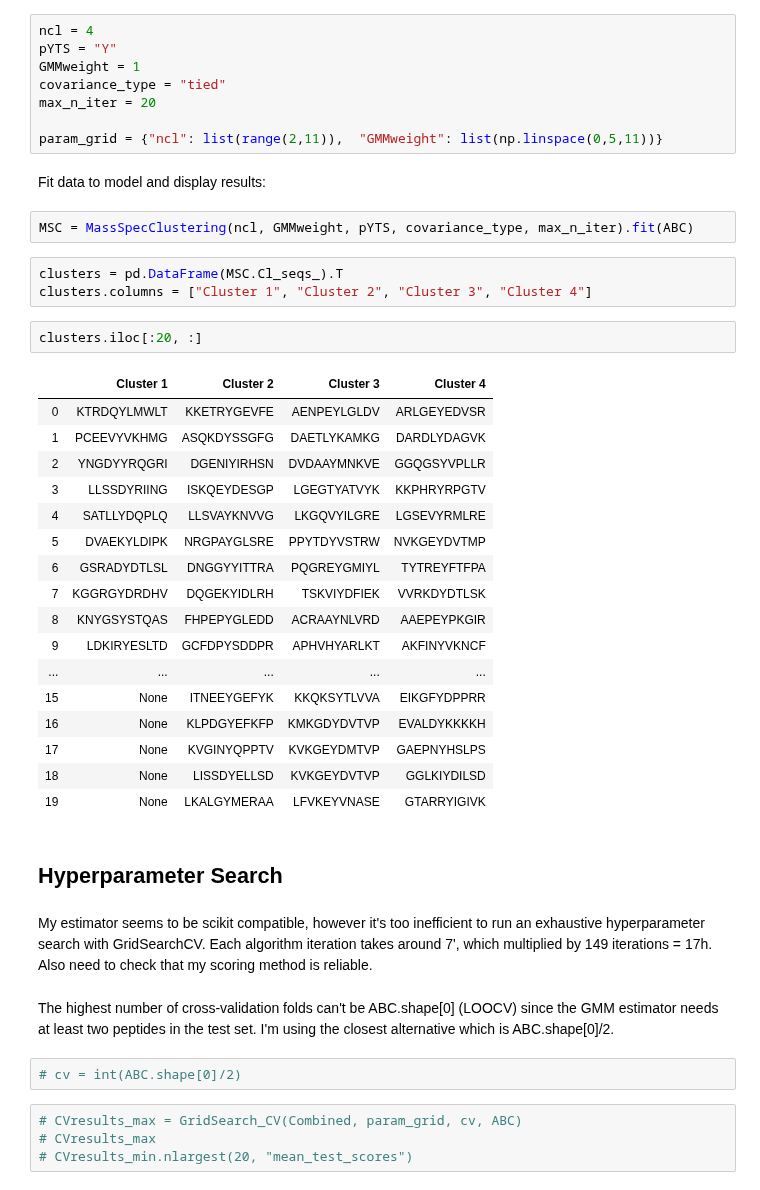
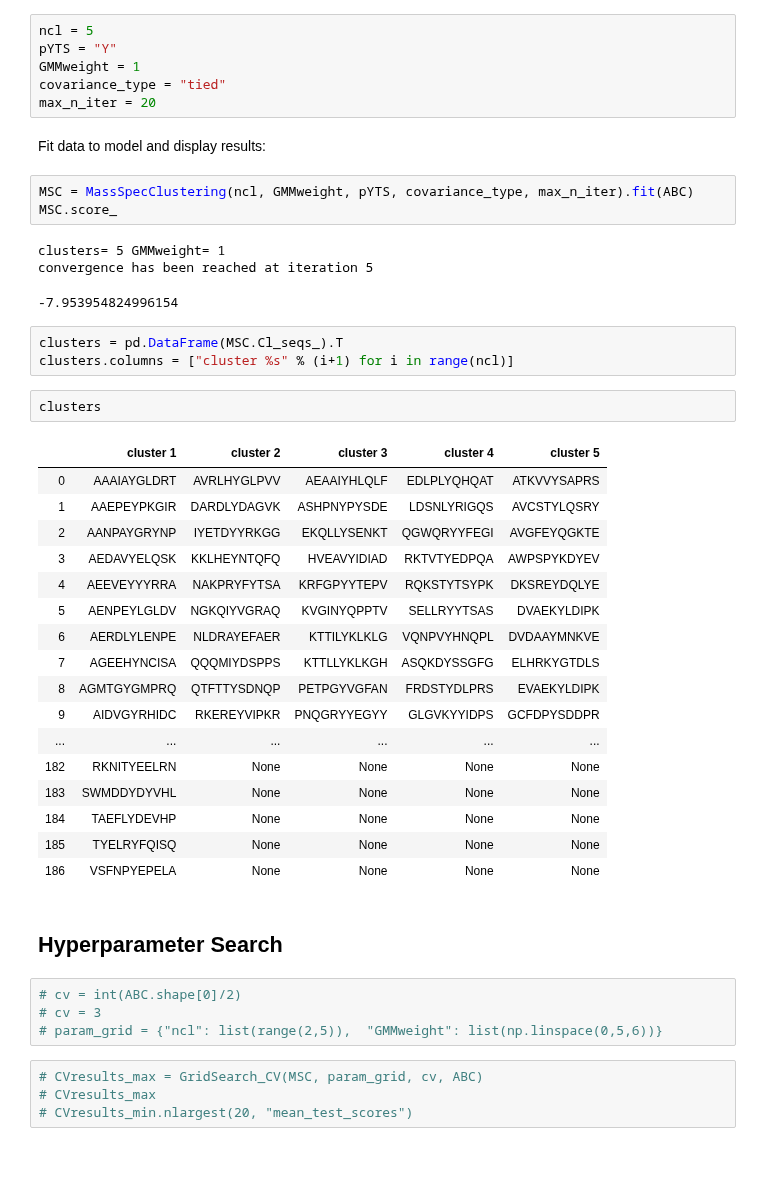
Before and after one commit to meyer-lab/DDMC, a Jupyter notebook: Seq-Analysis.ipynb, the cells around one changed output. Saved outputs shown, nothing was run; the diff lists cells and outputs as text; blank space fills up the shorter version.

```diff
--- a/Seq-Analysis.ipynb
+++ b/Seq-Analysis.ipynb
@@ -23,49 +23,50 @@ ABC = preprocess_seqs(ABC, "Y")
 # %% [markdown]
 Define parameters/arguments:
 # %%
-ncl = 4
+ncl = 5
 pYTS = "Y"
 GMMweight = 1
 covariance_type = "tied"
 max_n_iter = 20
-
-param_grid = {"ncl": list(range(2,11)),  "GMMweight": list(np.linspace(0,5,11))}
 # %% [markdown]
 Fit data to model and display results:
 # %%
 MSC = MassSpecClustering(ncl, GMMweight, pYTS, covariance_type, max_n_iter).fit(ABC)
+MSC.score_
+# %% [output]
+clusters= 5 GMMweight= 1
+convergence has been reached at iteration 5
+-7.953954824996154
 # %%
 clusters = pd.DataFrame(MSC.Cl_seqs_).T
-clusters.columns = ["Cluster 1", "Cluster 2", "Cluster 3", "Cluster 4"]
+clusters.columns = ["cluster %s" % (i+1) for i in range(ncl)]
 # %%
-clusters.iloc[:20, :]
+clusters
 # %% [output]
-|  | Cluster 1 | Cluster 2 | Cluster 3 | Cluster 4 |
-| 0 | KTRDQYLMWLT | KKETRYGEVFE | AENPEYLGLDV | ARLGEYEDVSR |
-| 1 | PCEEVYVKHMG | ASQKDYSSGFG | DAETLYKAMKG | DARDLYDAGVK |
-| 2 | YNGDYYRQGRI | DGENIYIRHSN | DVDAAYMNKVE | GGQGSYVPLLR |
-| 3 | LLSSDYRIING | ISKQEYDESGP | LGEGTYATVYK | KKPHRYRPGTV |
-| 4 | SATLLYDQPLQ | LLSVAYKNVVG | LKGQVYILGRE | LGSEVYRMLRE |
-| 5 | DVAEKYLDIPK | NRGPAYGLSRE | PPYTDYVSTRW | NVKGEYDVTMP |
-| 6 | GSRADYDTLSL | DNGGYYITTRA | PQGREYGMIYL | TYTREYFTFPA |
-| 7 | KGGRGYDRDHV | DQGEKYIDLRH | TSKVIYDFIEK | VVRKDYDTLSK |
-| 8 | KNYGSYSTQAS | FHPEPYGLEDD | ACRAAYNLVRD | AAEPEYPKGIR |
-| 9 | LDKIRYESLTD | GCFDPYSDDPR | APHVHYARLKT | AKFINYVKNCF |
-| ... | ... | ... | ... | ... |
-| 15 | None | ITNEEYGEFYK | KKQKSYTLVVA | EIKGFYDPPRR |
-| 16 | None | KLPDGYEFKFP | KMKGDYDVTVP | EVALDYKKKKH |
-| 17 | None | KVGINYQPPTV | KVKGEYDMTVP | GAEPNYHSLPS |
-| 18 | None | LISSDYELLSD | KVKGEYDVTVP | GGLKIYDILSD |
-| 19 | None | LKALGYMERAA | LFVKEYVNASE | GTARRYIGIVK |
+|  | cluster 1 | cluster 2 | cluster 3 | cluster 4 | cluster 5 |
+| 0 | AAAIAYGLDRT | AVRLHYGLPVV | AEAAIYHLQLF | EDLPLYQHQAT | ATKVVYSAPRS |
+| 1 | AAEPEYPKGIR | DARDLYDAGVK | ASHPNYPYSDE | LDSNLYRIGQS | AVCSTYLQSRY |
+| 2 | AANPAYGRYNP | IYETDYYRKGG | EKQLLYSENKT | QGWQRYYFEGI | AVGFEYQGKTE |
+| 3 | AEDAVYELQSK | KKLHEYNTQFQ | HVEAVYIDIAD | RKTVTYEDPQA | AWPSPYKDYEV |
+| 4 | AEEVEYYYRRA | NAKPRYFYTSA | KRFGPYYTEPV | RQKSTYTSYPK | DKSREYDQLYE |
+| 5 | AENPEYLGLDV | NGKQIYVGRAQ | KVGINYQPPTV | SELLRYYTSAS | DVAEKYLDIPK |
+| 6 | AERDLYLENPE | NLDRAYEFAER | KTTILYKLKLG | VQNPVYHNQPL | DVDAAYMNKVE |
+| 7 | AGEEHYNCISA | QQQMIYDSPPS | KTTLLYKLKGH | ASQKDYSSGFG | ELHRKYGTDLS |
+| 8 | AGMTGYGMPRQ | QTFTTYSDNQP | PETPGYVGFAN | FRDSTYDLPRS | EVAEKYLDIPK |
+| 9 | AIDVGYRHIDC | RKEREYVIPKR | PNQGRYYEGYY | GLGVKYYIDPS | GCFDPYSDDPR |
+| ... | ... | ... | ... | ... | ... |
+| 182 | RKNITYEELRN | None | None | None | None |
+| 183 | SWMDDYDYVHL | None | None | None | None |
+| 184 | TAEFLYDEVHP | None | None | None | None |
+| 185 | TYELRYFQISQ | None | None | None | None |
+| 186 | VSFNPYEPELA | None | None | None | None |
 # %% [markdown]
 ## Hyperparameter Search
-# %% [markdown]
-My estimator seems to be scikit compatible, however it's too inefficient to run an exhaustive hyperparameter search with GridSearchCV. Each algorithm iteration takes around 7', which multiplied by 149 iterations = 17h. Also need to check that my scoring method is reliable.
-# %% [markdown]
-The highest number of cross-validation folds can't be ABC.shape[0] (LOOCV) since the GMM estimator needs at least two peptides in the test set. I'm using the closest alternative which is ABC.shape[0]/2.
 # %%
 # cv = int(ABC.shape[0]/2)
+# cv = 3
+# param_grid = {"ncl": list(range(2,5)),  "GMMweight": list(np.linspace(0,5,6))}
 # %%
-# CVresults_max = GridSearch_CV(Combined, param_grid, cv, ABC)
+# CVresults_max = GridSearch_CV(MSC, param_grid, cv, ABC)
 # CVresults_max
 # CVresults_min.nlargest(20, "mean_test_scores")
```
Also changed, not shown: 3 other files.
